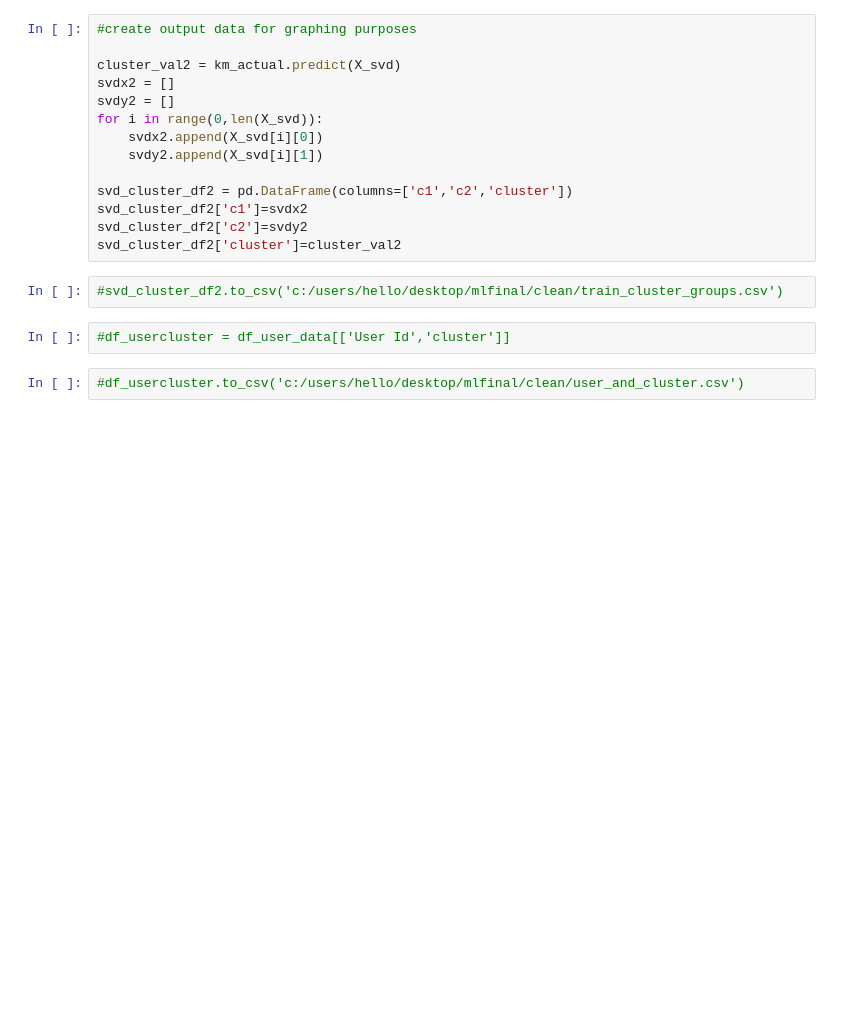
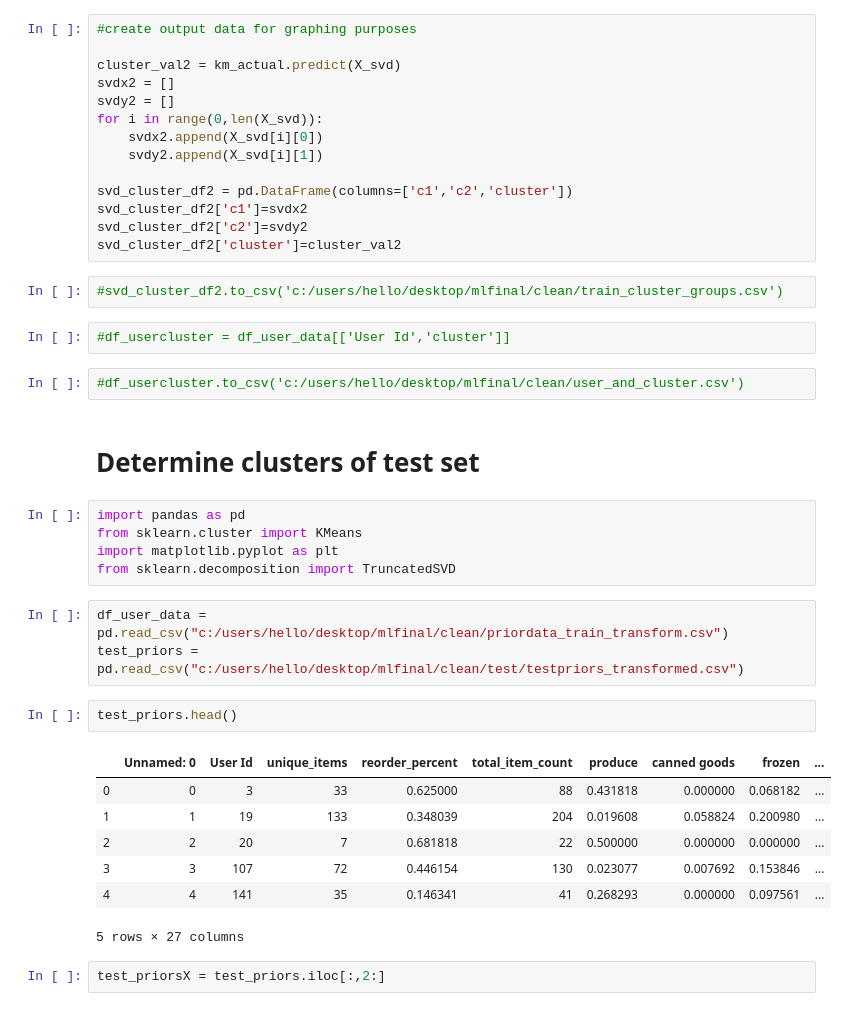
Before and after one commit to BpakGGU/data-science, a Jupyter notebook: Python/instacart/user_profile_clustering.ipynb, the cells around one changed output. Drawn from its saved outputs; the diff is of its cells as text; blank space fills up the shorter version.

```diff
--- a/Python/instacart/user_profile_clustering.ipynb
+++ b/Python/instacart/user_profile_clustering.ipynb
@@ -225,3 +225,25 @@ svd_cluster_df2['cluster']=cluster_val2
 #df_usercluster = df_user_data[['User Id','cluster']]
 # %%
 #df_usercluster.to_csv('c:/users/hello/desktop/mlfinal/clean/user_and_cluster.csv')
+# %% [markdown]
+# Determine clusters of test set
+# %%
+import pandas as pd
+from sklearn.cluster import KMeans
+import matplotlib.pyplot as plt
+from sklearn.decomposition import TruncatedSVD
+# %%
+df_user_data = pd.read_csv("c:/users/hello/desktop/mlfinal/clean/priordata_train_transform.csv")
+test_priors = pd.read_csv("c:/users/hello/desktop/mlfinal/clean/test/testpriors_transformed.csv")
+# %%
+test_priors.head()
+# %% [output]
+|  | Unnamed: 0 | User Id | unique_items | reorder_percent | total_item_count | produce | canned goods | frozen | ... |
+| 0 | 0 | 3 | 33 | 0.625000 | 88 | 0.431818 | 0.000000 | 0.068182 | ... |
+| 1 | 1 | 19 | 133 | 0.348039 | 204 | 0.019608 | 0.058824 | 0.200980 | ... |
+| 2 | 2 | 20 | 7 | 0.681818 | 22 | 0.500000 | 0.000000 | 0.000000 | ... |
+| 3 | 3 | 107 | 72 | 0.446154 | 130 | 0.023077 | 0.007692 | 0.153846 | ... |
+| 4 | 4 | 141 | 35 | 0.146341 | 41 | 0.268293 | 0.000000 | 0.097561 | ... |
+5 rows × 27 columns
+# %%
+test_priorsX = test_priors.iloc[:,2:]
```
Also changed, not shown: parts of 15 cells of this notebook, 4 other files.
